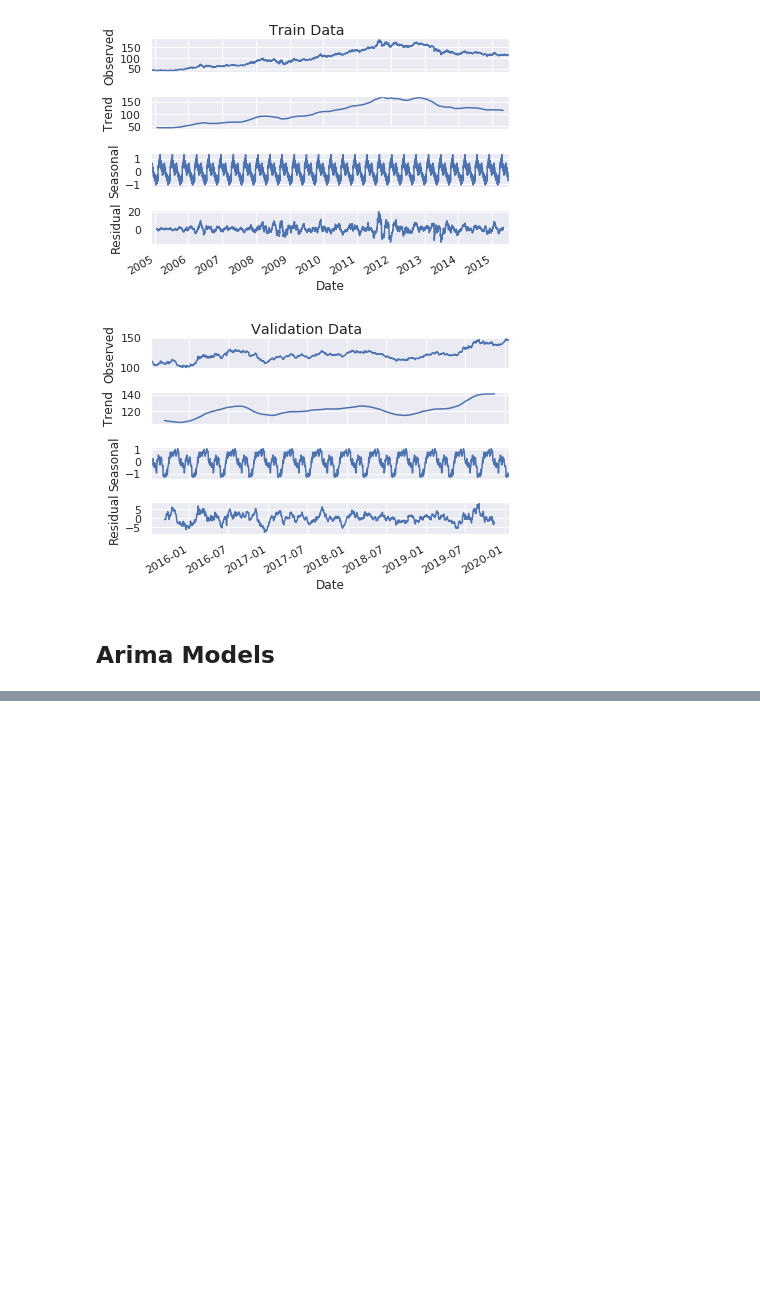
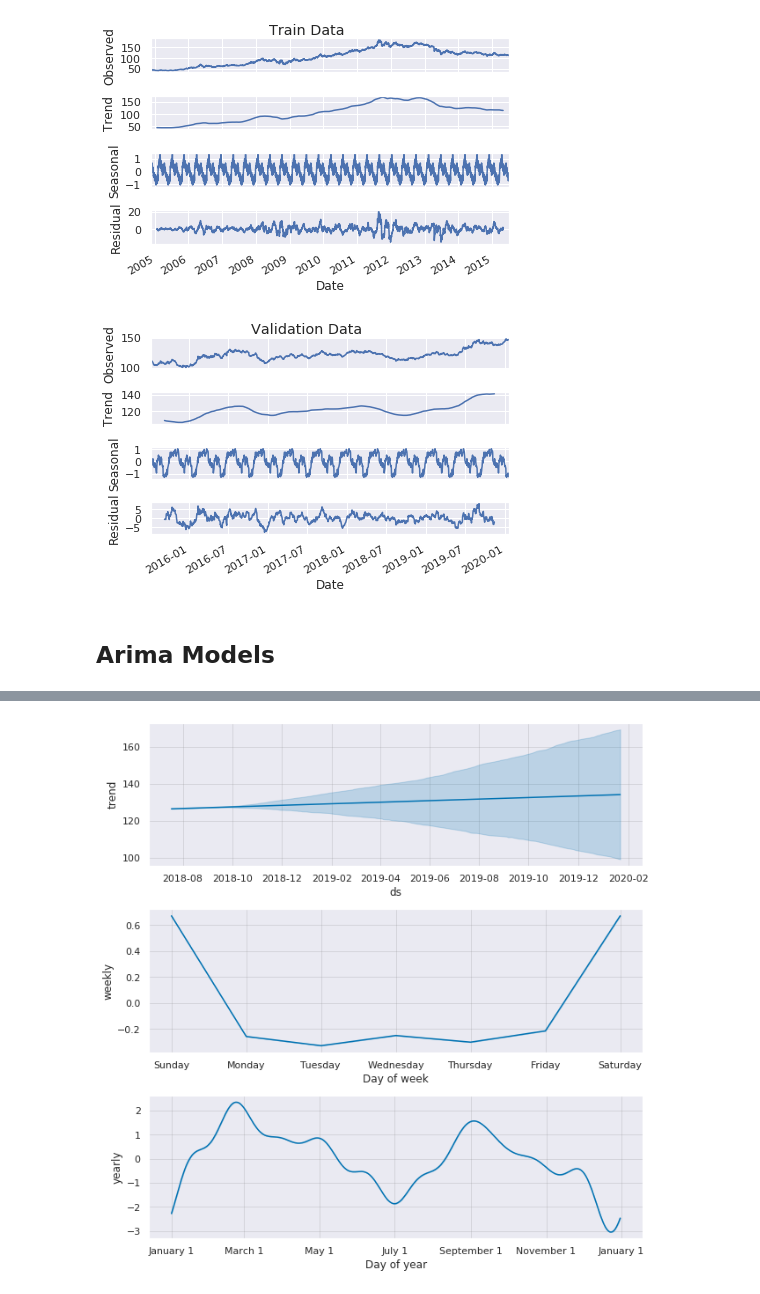
Before and after one commit to maxmatical/gld_forecasting, a Jupyter notebook: GLD_Forecasting_TS_Forecasting.ipynb, the cells around one changed output, grey strips where cells are left out. Cells and saved outputs as stored; diff of their text form; code cells hidden in the pictures; blank space fills up the shorter version.

```diff
--- a/GLD_Forecasting_TS_Forecasting.ipynb
+++ b/GLD_Forecasting_TS_Forecasting.ipynb
@@ -232,0 +283,4 @@ pd.concat([val_ts,forecast],axis=1).plot()
+# %%
+fig2 = m.plot_components(forecast)
+# %% [output]
+[figure, added]
```
Also changed, not shown: parts of 26 cells of this notebook.
